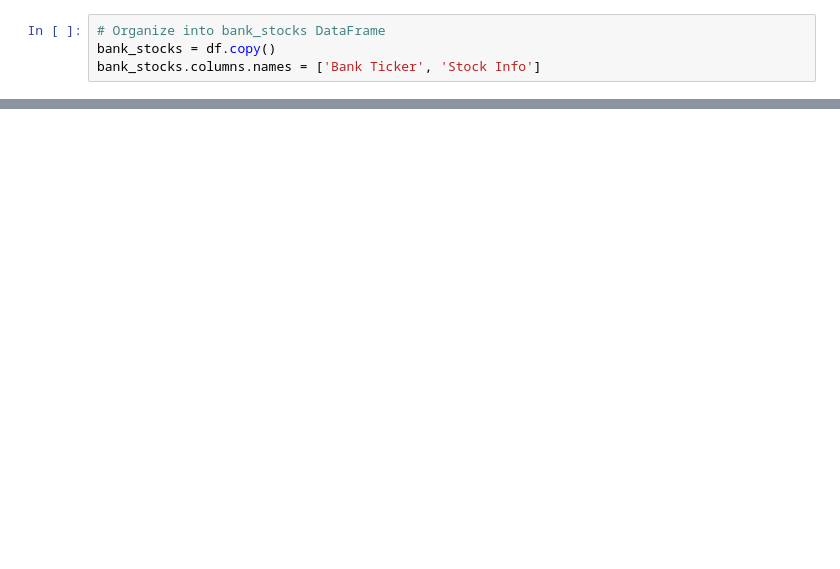
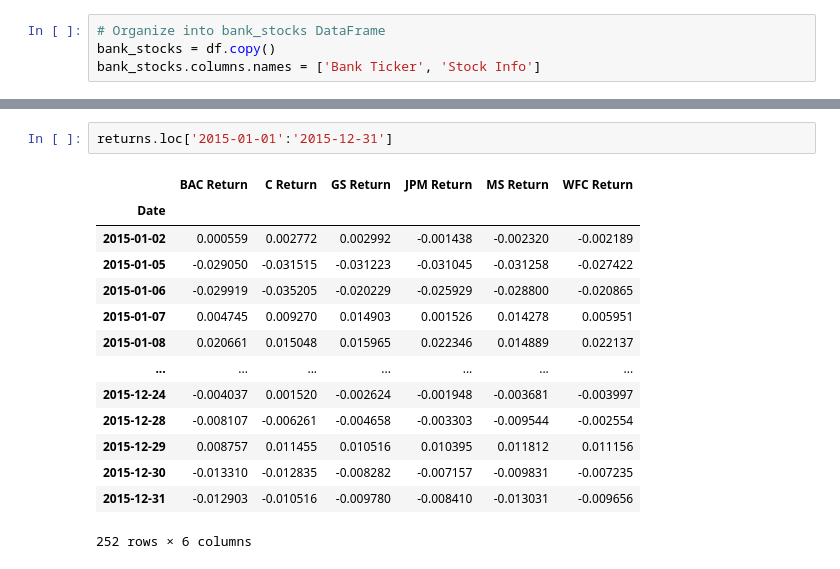
Before and after one commit to Ayushjain1610/Finance-Project, a Jupyter notebook: Finance Project.ipynb, the cells around one changed output, grey strips where cells are left out. Drawn from its saved outputs; the diff is of its cells as text; blank space fills up the shorter version.

```diff
--- a/Finance Project.ipynb
+++ b/Finance Project.ipynb
@@ -22,0 +109,17 @@ bank_stocks.head()
+# %%
+returns.loc['2015-01-01':'2015-12-31']
+# %% [output]
+|  | BAC Return | C Return | GS Return | JPM Return | MS Return | WFC Return |
+| Date |  |  |  |  |  |  |
+| 2015-01-02 | 0.000559 | 0.002772 | 0.002992 | -0.001438 | -0.002320 | -0.002189 |
+| 2015-01-05 | -0.029050 | -0.031515 | -0.031223 | -0.031045 | -0.031258 | -0.027422 |
+| 2015-01-06 | -0.029919 | -0.035205 | -0.020229 | -0.025929 | -0.028800 | -0.020865 |
+| 2015-01-07 | 0.004745 | 0.009270 | 0.014903 | 0.001526 | 0.014278 | 0.005951 |
+| 2015-01-08 | 0.020661 | 0.015048 | 0.015965 | 0.022346 | 0.014889 | 0.022137 |
+| ... | ... | ... | ... | ... | ... | ... |
+| 2015-12-24 | -0.004037 | 0.001520 | -0.002624 | -0.001948 | -0.003681 | -0.003997 |
+| 2015-12-28 | -0.008107 | -0.006261 | -0.004658 | -0.003303 | -0.009544 | -0.002554 |
+| 2015-12-29 | 0.008757 | 0.011455 | 0.010516 | 0.010395 | 0.011812 | 0.011156 |
+| 2015-12-30 | -0.013310 | -0.012835 | -0.008282 | -0.007157 | -0.009831 | -0.007235 |
+| 2015-12-31 | -0.012903 | -0.010516 | -0.009780 | -0.008410 | -0.013031 | -0.009656 |
+252 rows × 6 columns
```
Also changed, not shown: parts of 13 cells of this notebook.
